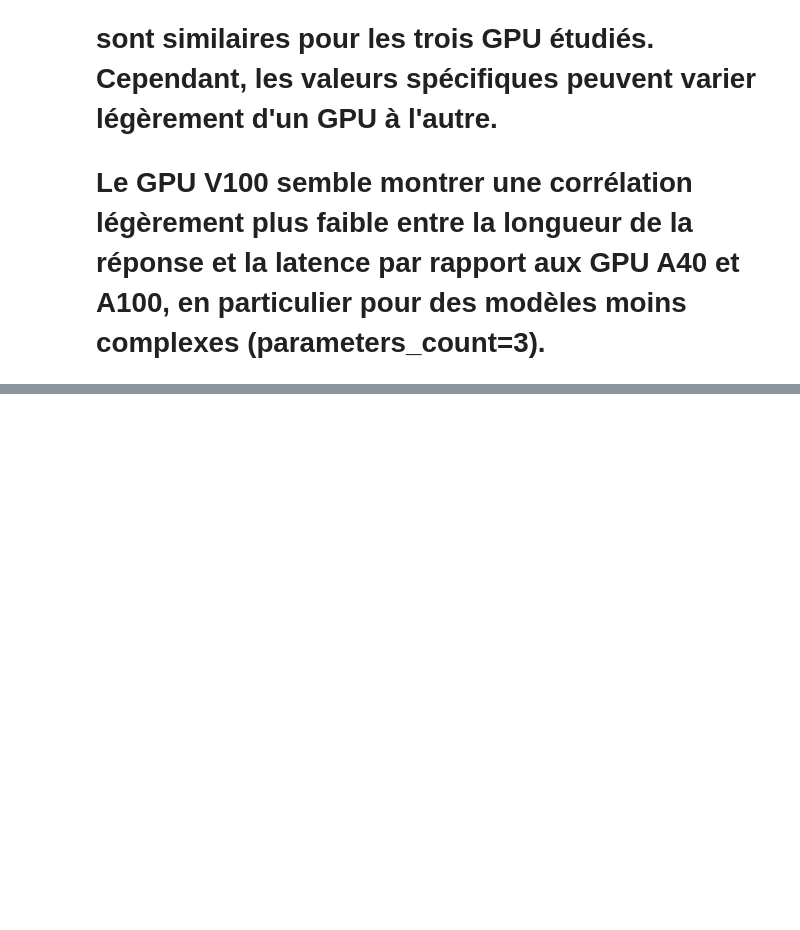
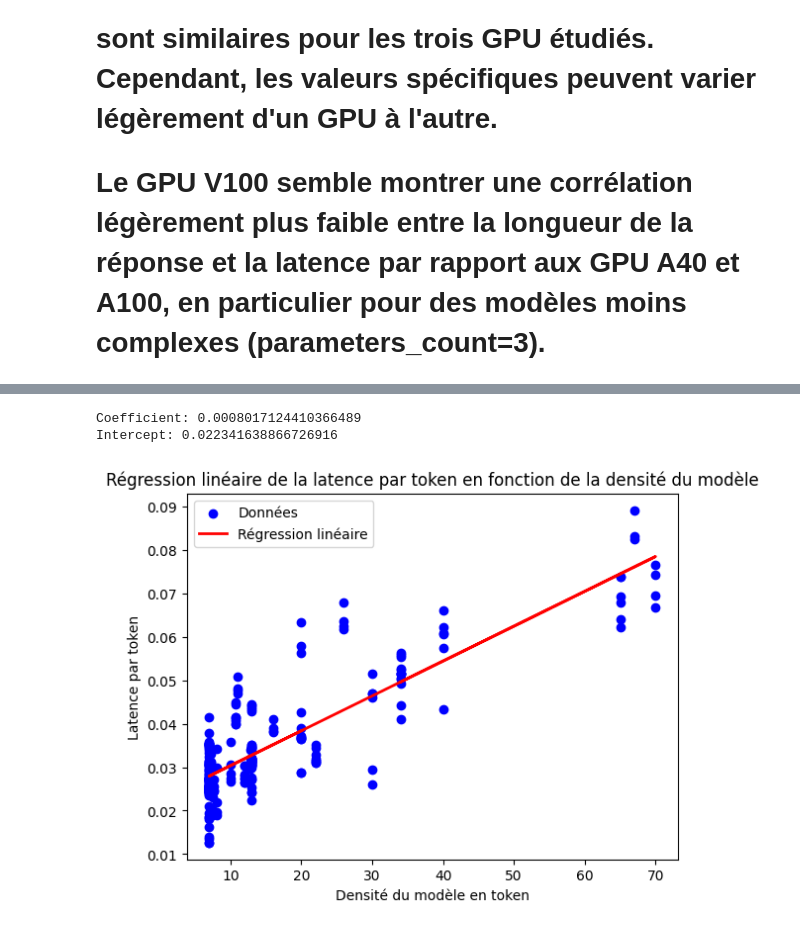
Before and after one commit to dataforgoodfr/12_genai_impact_methodo, a Jupyter notebook: lab/AnalyseLatenceEnergy.ipynb, the cells around one changed output, grey strips where cells are left out. Drawn from its saved outputs; the diff is of its cells as text; code cells hidden in the pictures; blank space fills up the shorter version.

```diff
--- a/lab/AnalyseLatenceEnergy.ipynb
+++ b/lab/AnalyseLatenceEnergy.ipynb
@@ -380,0 +504,27 @@ latency                   0.2178   1.0000
+# %%
+import pandas as pd
+from sklearn.linear_model import LinearRegression
+import matplotlib.pyplot as plt
+
+X = llm_perf[['parameters_count']]
+y = llm_perf['latency'] / llm_perf['response_length']
+
+model = LinearRegression()
+model.fit(X, y)
+
+print("Coefficient:", model.coef_[0])
+print("Intercept:", model.intercept_)
+
+plt.scatter(X, y, color='blue', label='Données')
+plt.plot(X, model.predict(X), color='red',
+         linewidth=2, label='Régression linéaire')
+plt.xlabel('Densité du modèle en token')
+plt.ylabel('Latence par token')
+plt.title(
+    'Régression linéaire de la latence par token en fonction de la densité du modèle')
+plt.legend()
+plt.show()
+# %% [output]
+Coefficient: 0.0008017124410366489
+Intercept: 0.022341638866726916
+[figure, added]
```
Also changed, not shown: parts of 4 cells of this notebook.
